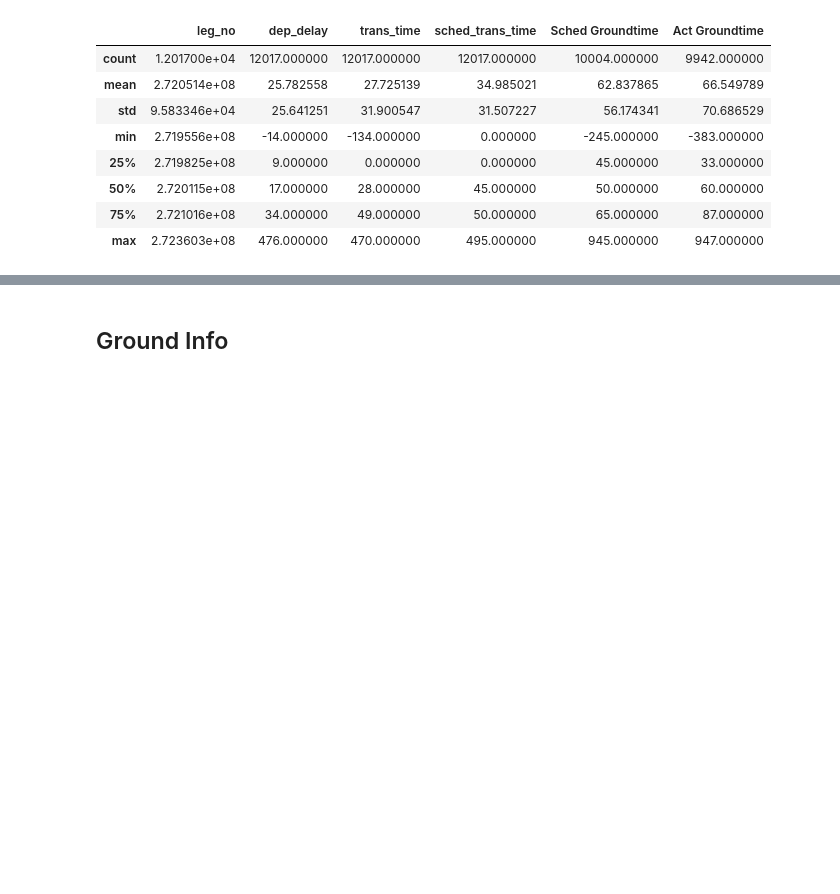
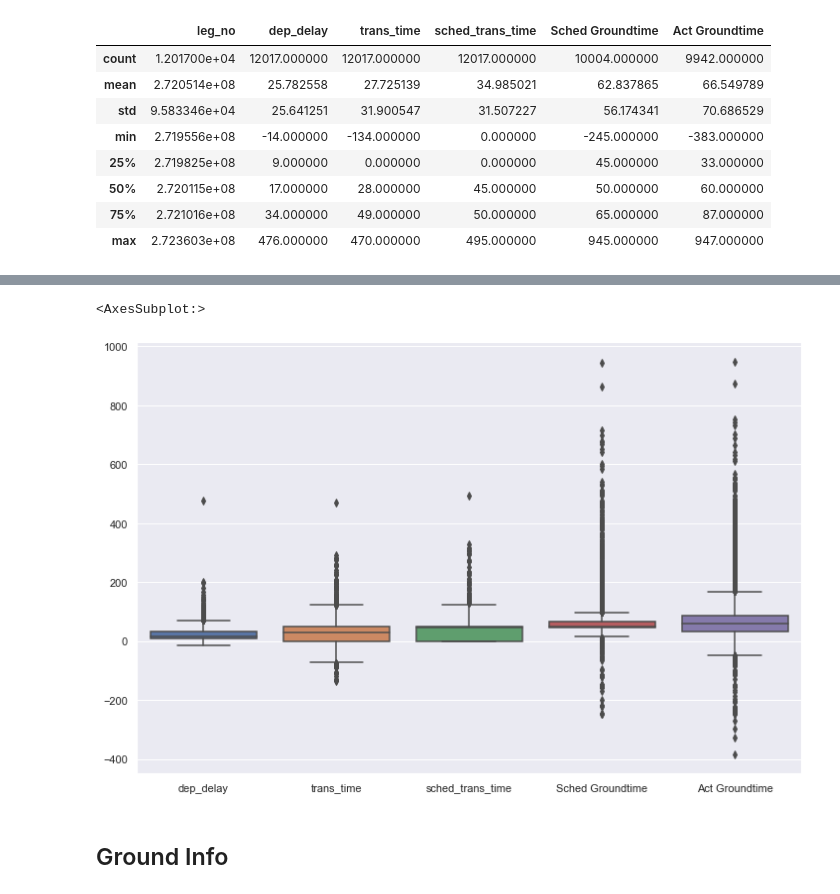
Before and after one commit to Paul1911/Delay-Prediction, a Jupyter notebook: notebooks/model_engineering.ipynb, the cells around one changed output, grey strips where cells are left out. Cells and saved outputs as stored; diff of their text form; code cells hidden in the pictures; blank space fills up the shorter version.

```diff
--- a/notebooks/model_engineering.ipynb
+++ b/notebooks/model_engineering.ipynb
@@ -86,3 +96,11 @@ sns.boxplot(data = flt_info.drop(['leg_no'], axis = 1))
+# %%
+sns.set(rc={'figure.figsize':(12, 8)})
+sns.boxplot(data = flt_info.drop(['leg_no'], axis = 1))
+# Todo: Check NAs for Sched Groundtime and Act Groundtime
+# Todo: Check negative ground time
+# %% [output]
+<AxesSubplot:>
+[figure, added]
 # %% [markdown]
  ## Ground Info
 # %%
```
Also changed, not shown: parts of 8 cells of this notebook, 1 other file.
